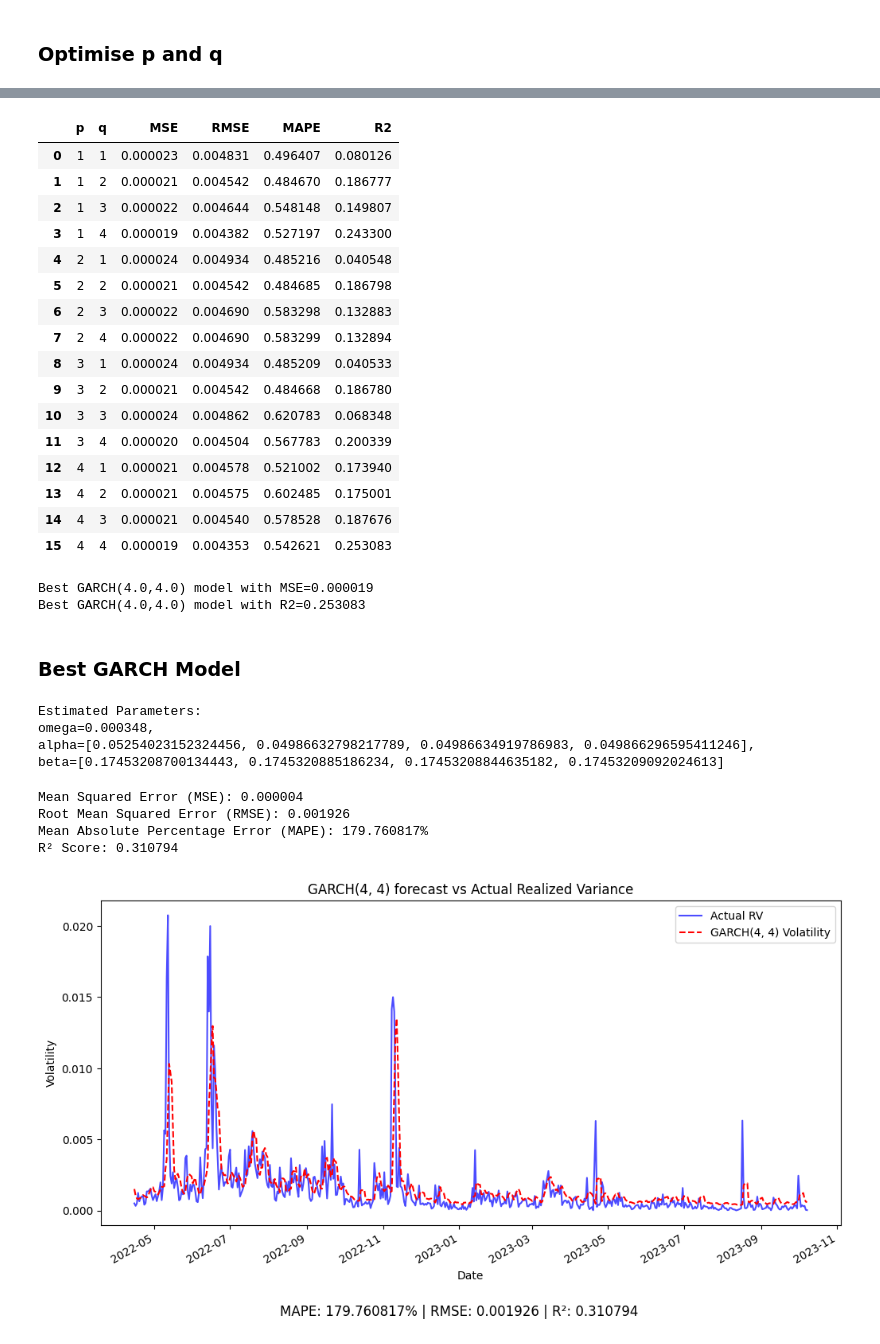
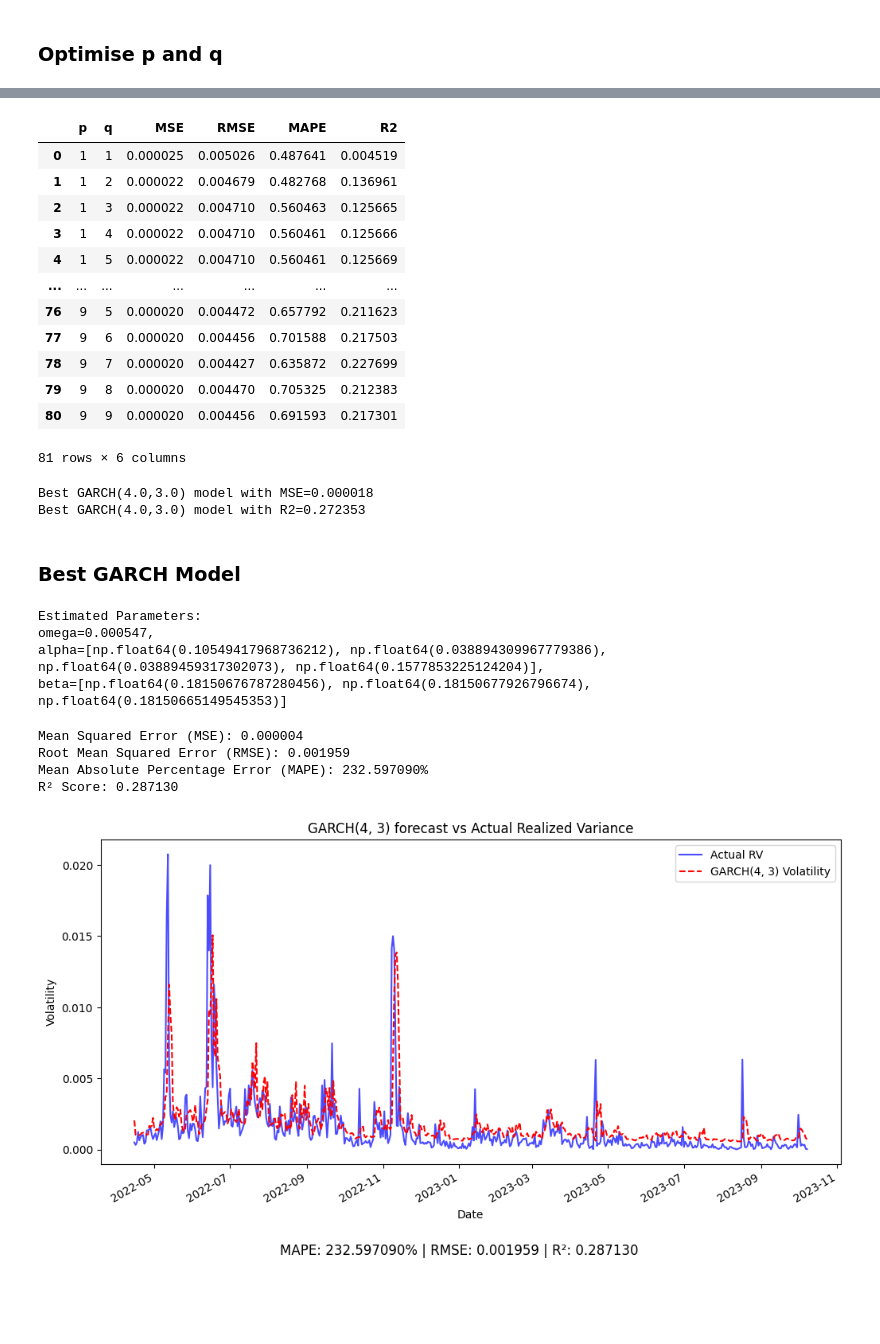
Before and after one commit to zhyoung17/crypto-rv-forecast, a Jupyter notebook: notebooks/models/GARCH.ipynb, the cells around one changed output, grey strips where cells are left out. Cells and saved outputs as stored; diff of their text form; code cells hidden in the pictures; blank space fills up the shorter version.

```diff
--- a/notebooks/models/GARCH.ipynb
+++ b/notebooks/models/GARCH.ipynb
@@ -35,9 +36,10 @@ df.tail(2)
 # %%
 # Train-Test Split (80% train, 10% validation, 10% test)
 # (daily_return would be the input for GARCH models)
+df['log_return'] = np.log(df['close'] / df['close'].shift(1))
 
 train_size = int(0.8 * len(df))
-r_train, r_test = df.daily_return[:train_size], df.daily_return[train_size:]
+r_train, r_test = df.log_return[:train_size], df.log_return[train_size:]
 RV_train, RV_test = df['RV_d,t'][:train_size], df['RV_d,t'][train_size:]
 
 # Reserve one part of training data for validation
@@ -71,8 +73,8 @@ plt.show()
 results = []
 
 # Define range of p and q values to test
-p_range = range(1, 5)
-q_range = range(1, 5)
+p_range = range(1, 10)
+q_range = range(1, 10)
 
 # Loop over all (p, q) combinations
 for p in p_range:
@@ -123,22 +130,18 @@ gm_results = pd.DataFrame(results, columns=['p', 'q', 'MSE', 'RMSE', 'MAPE', 'R2
 gm_results
 # %% [output]
 |  | p | q | MSE | RMSE | MAPE | R2 |
-| 0 | 1 | 1 | 0.000023 | 0.004831 | 0.496407 | 0.080126 |
-| 1 | 1 | 2 | 0.000021 | 0.004542 | 0.484670 | 0.186777 |
-| 2 | 1 | 3 | 0.000022 | 0.004644 | 0.548148 | 0.149807 |
-| 3 | 1 | 4 | 0.000019 | 0.004382 | 0.527197 | 0.243300 |
-| 4 | 2 | 1 | 0.000024 | 0.004934 | 0.485216 | 0.040548 |
-| 5 | 2 | 2 | 0.000021 | 0.004542 | 0.484685 | 0.186798 |
-| 6 | 2 | 3 | 0.000022 | 0.004690 | 0.583298 | 0.132883 |
-| 7 | 2 | 4 | 0.000022 | 0.004690 | 0.583299 | 0.132894 |
-| 8 | 3 | 1 | 0.000024 | 0.004934 | 0.485209 | 0.040533 |
-| 9 | 3 | 2 | 0.000021 | 0.004542 | 0.484668 | 0.186780 |
-| 10 | 3 | 3 | 0.000024 | 0.004862 | 0.620783 | 0.068348 |
-| 11 | 3 | 4 | 0.000020 | 0.004504 | 0.567783 | 0.200339 |
-| 12 | 4 | 1 | 0.000021 | 0.004578 | 0.521002 | 0.173940 |
-| 13 | 4 | 2 | 0.000021 | 0.004575 | 0.602485 | 0.175001 |
-| 14 | 4 | 3 | 0.000021 | 0.004540 | 0.578528 | 0.187676 |
-| 15 | 4 | 4 | 0.000019 | 0.004353 | 0.542621 | 0.253083 |
+| 0 | 1 | 1 | 0.000025 | 0.005026 | 0.487641 | 0.004519 |
+| 1 | 1 | 2 | 0.000022 | 0.004679 | 0.482768 | 0.136961 |
+| 2 | 1 | 3 | 0.000022 | 0.004710 | 0.560463 | 0.125665 |
+| 3 | 1 | 4 | 0.000022 | 0.004710 | 0.560461 | 0.125666 |
+| 4 | 1 | 5 | 0.000022 | 0.004710 | 0.560461 | 0.125669 |
+| ... | ... | ... | ... | ... | ... | ... |
+| 76 | 9 | 5 | 0.000020 | 0.004472 | 0.657792 | 0.211623 |
+| 77 | 9 | 6 | 0.000020 | 0.004456 | 0.701588 | 0.217503 |
+| 78 | 9 | 7 | 0.000020 | 0.004427 | 0.635872 | 0.227699 |
+| 79 | 9 | 8 | 0.000020 | 0.004470 | 0.705325 | 0.212383 |
+| 80 | 9 | 9 | 0.000020 | 0.004456 | 0.691593 | 0.217301 |
+81 rows × 6 columns
 # %%
 # Find the best (p, q) with the lowest MSE
 best_params = gm_results.loc[gm_results['MSE'].idxmin()]
@@ -154,13 +157,13 @@ best_q = best_params['q']
 best_r2 = best_params['R2']
 print(f"Best GARCH({best_p},{best_q}) model with R2={best_r2:.6f}")
 # %% [output]
-Best GARCH(4.0,4.0) model with MSE=0.000019
-Best GARCH(4.0,4.0) model with R2=0.253083
+Best GARCH(4.0,3.0) model with MSE=0.000018
+Best GARCH(4.0,3.0) model with R2=0.272353
 # %% [markdown]
 ### Best GARCH Model
 # %%
 p = 4
-q = 4
+q = 3
 # %%
 # Fit Best GARCH model to the training set
 gm_best = arch_model(r_train, p=p, q=q, rescale=False)
@@ -168,14 +173,15 @@ gm_best_fit = gm_best.fit(disp='off')
 # %%
 # Extract parameters
+params = gm_best_fit.params
 omega = params['omega']
 alpha = [params[f'alpha[{i+1}]'] for i in range(p)]
 beta = [params[f'beta[{i+1}]'] for i in range(q)]
 print(f"Estimated Parameters: \nomega={omega:.6f}, \nalpha={alpha}, \nbeta={beta}")
 # %% [output]
 Estimated Parameters:
-omega=0.000348,
-alpha=[0.05254023152324456, 0.04986632798217789, 0.04986634919786983, 0.049866296595411246],
-beta=[0.17453208700134443, 0.1745320885186234, 0.17453208844635182, 0.17453209092024613]
+omega=0.000547,
+alpha=[np.float64(0.10549417968736212), np.float64(0.038894309967779386), np.float64(0.03889459317302073), np.float64(0.1577853225124204)],
+beta=[np.float64(0.18150676787280456), np.float64(0.18150677926796674), np.float64(0.18150665149545353)]
 # %%
 # Get the last conditional variance from training
 last_daily_returns = r_val[len(r_val)-p:len(r_val)]
@@ -213,24 +219,27 @@ print(f"Mean Absolute Percentage Error (MAPE): {mape:.6%}")
 print(f"R² Score: {r2:.6f}")
 # %% [output]
 Mean Squared Error (MSE): 0.000004
-Root Mean Squared Error (RMSE): 0.001926
-Mean Absolute Percentage Error (MAPE): 179.760817%
-R² Score: 0.310794
+Root Mean Squared Error (RMSE): 0.001959
+Mean Absolute Percentage Error (MAPE): 232.597090%
+R² Score: 0.287130
 # %%
 # Create a DataFrame for visualization
 df_pred = pd.DataFrame({'Predicted Volatility': predicted_volatility}, index=r_test.index)
 
 # Plot the predicted volatility against the realized volatility on the test set
 plt.figure(figsize=(12, 6))
 RV_test.plot(label='Actual RV', color="blue", alpha=0.7)
 df_pred['Predicted Volatility'].plot(label=f'GARCH({p}, {q}) Volatility', color="red", linestyle="dashed")
 plt.xlabel("Date")
 plt.ylabel("Volatility")
 plt.title(f"GARCH({p}, {q}) forecast vs Actual Realized Variance")
 plt.legend()
 #add captions
 plt.figtext(0.5, 0.01, f"MAPE: {mape:.6%} | RMSE: {rmse:.6f} | R²: {r2:.6f}", wrap=True, horizontalalignment='center', fontsize=12)
 plt.savefig(f'../../results/figures/GARCH({p}, {q})_plot.png')
 plt.show()
+
+# Save the results to a CSV file
+df_pred.to_csv('../../results/models/GARCH_predictions.csv')
 # %% [output]
-[figure, old version]
+[figure, new version]
```
Also changed, not shown: parts of 4 cells of this notebook, 1 other file.
